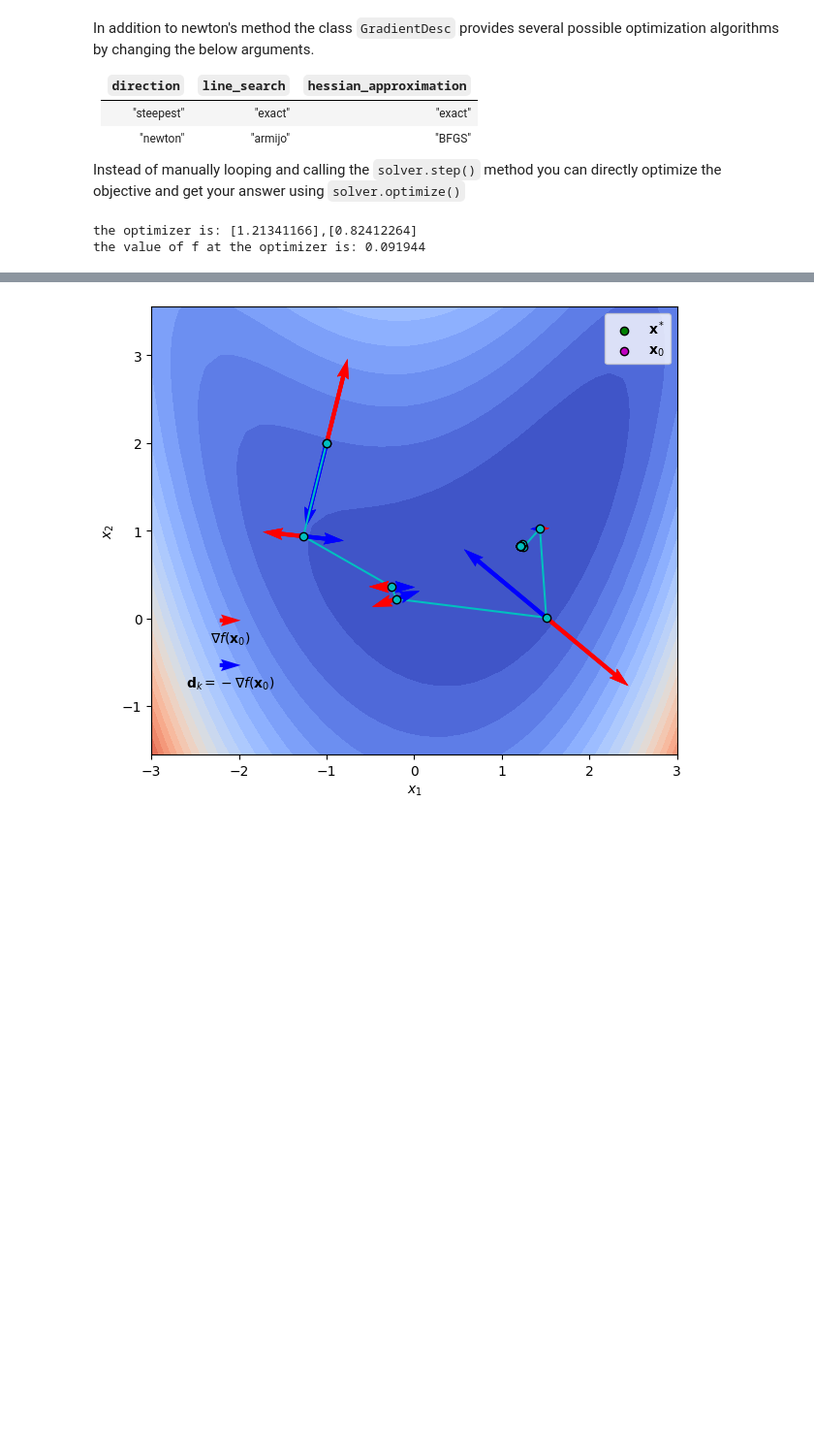
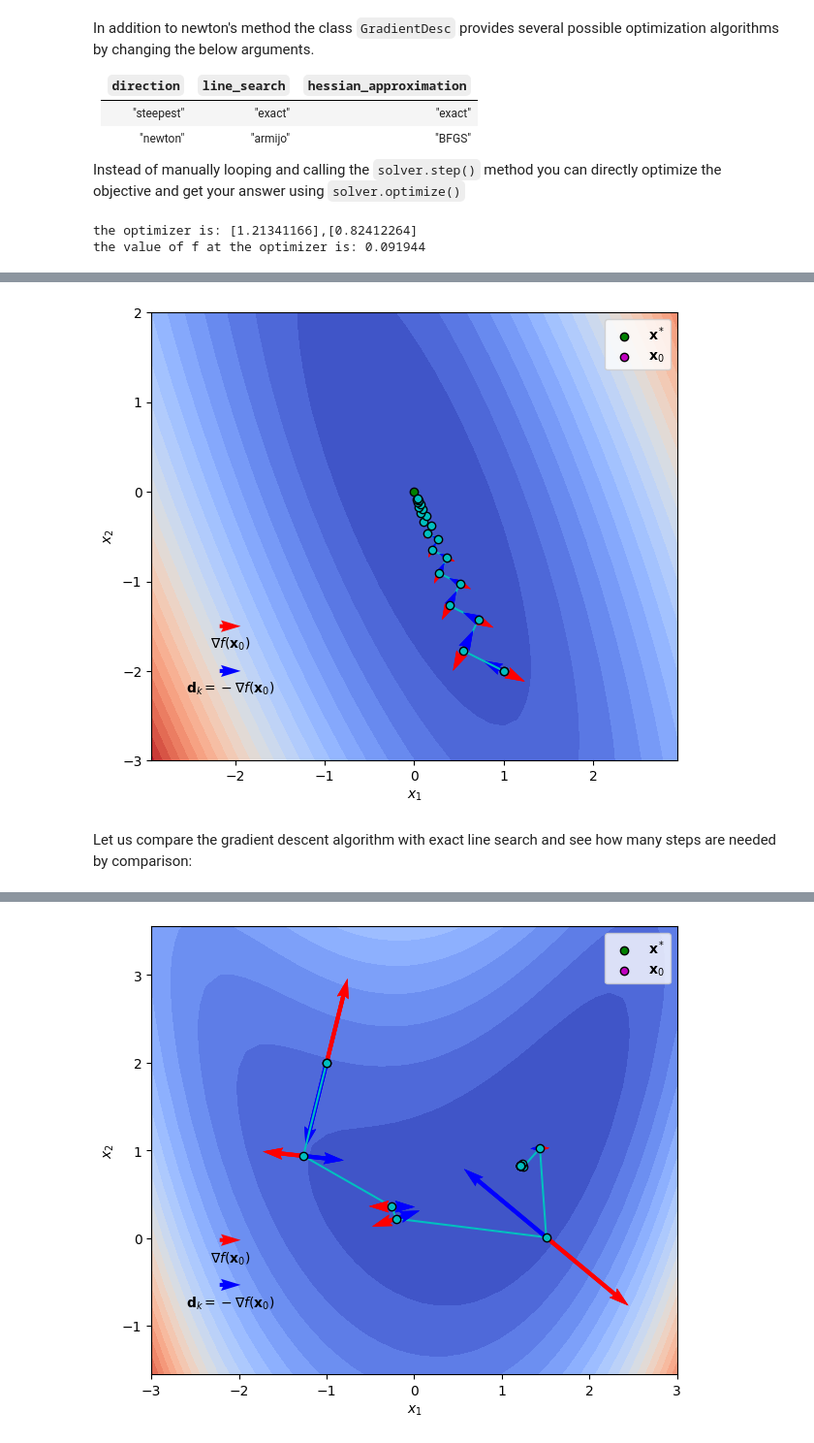
Before and after one commit to khbalhandawi/MECH559_notebooks, a Jupyter notebook: 5_unconstrained_algorithms/gradient_descent.ipynb, the cells around one changed output, grey strips where cells are left out. Shown at 97% size. Drawn from its saved outputs; the diff is of its cells as text; code cells hidden in the pictures; blank space fills up the shorter version.

```diff
--- a/5_unconstrained_algorithms/gradient_descent.ipynb
+++ b/5_unconstrained_algorithms/gradient_descent.ipynb
@@ -164,0 +243,47 @@ We will now try solving the same problem using the conjugate gradient algorithm
+# %%
+x0 = np.array([1.0,-2.0])
+x_opt = [0.0, 0.0]
+
+solver = GradientDesc(f,grad_f,H_f,x0[:,None],direction="steepest",line_search="exact",verbose=False)
+
+origin = np.array([solver.xk.squeeze()]*3).T # origin point
+vectors = np.array([solver.grad_fk.squeeze(), -solver.grad_fk.squeeze(), -(np.linalg.pinv(solver.Hk) @ solver.grad_fk).squeeze()])
+# initialize figure
+fig, ax = plt.subplots(figsize=(7,6))
+# plot
+ax.contourf(X1, X2, Z.reshape(X1.shape),cmap=cm.coolwarm,levels=25,zorder=-1)
+Q = ax.quiver(*origin, vectors[0:1,0], vectors[0:1,1], color=['r',], scale=50, zorder=1)
+ax.quiverkey(Q, 0.15, 0.3, 2, r"$\nabla f(\mathbf{x}_0)$", labelpos='S', coordinates='axes')
+Q = ax.quiver(*origin, vectors[1:2,0], vectors[1:2,1], color=['b'], scale=50, zorder=1)
+ax.quiverkey(Q, 0.15, 0.2, 2, r"$\mathbf{d}_k = -\nabla f(\mathbf{x}_0)$", labelpos='S', coordinates='axes')
+ax.scatter([x_opt[0],], [x_opt[1],], marker="o", color="g", edgecolors="k", linestyle="None",label="$\mathbf{x}^*$",zorder=3)
+ax.scatter([x0[0],], [x0[1],], marker="o", color="m", edgecolors="k", linestyle="None",label="$\mathbf{x}_0$",zorder=3)
+ax.set_xlabel("$x_1$")
+ax.set_ylabel("$x_2$")
+ax.axis('equal')
+ax.set_xlim((-2,2))
+ax.set_ylim((-3,2))
+ax.legend()
+
+norms = []
+iterations = 20
+x = [solver.xk[0]]; y = [solver.xk[1]]
+for k in range(iterations):
+    norm = solver.step()
+    norms += [norm]
+    x += [solver.xk[0]]; y += [solver.xk[1]]
+
+    if k < 20:
+        origin = np.array([solver.xk.squeeze()]*3).T # origin point
+        vectors = np.array([solver.grad_fk.squeeze(), -solver.grad_fk.squeeze(), -(np.linalg.pinv(solver.Hk) @ solver.grad_fk).squeeze()])
+        Q = ax.quiver(*origin, vectors[0:1,0], vectors[0:1,1], color=['r',], scale=50, zorder=2)
+        Q = ax.quiver(*origin, vectors[1:2,0], vectors[1:2,1], color=['b'], scale=50, zorder=2)
+        fig.canvas.draw()
+
+ax.scatter(x,y, linestyle="None", marker="o", color="c", edgecolors="k",zorder=3)
+ax.plot(x,y, linestyle="-", marker="None", color="c", zorder=1);
+fig.savefig("gradient_descent_Quad.pdf",bbox_inches="tight")
+# %% [output]
+[figure, added]
+# %% [markdown]
+Let us compare the gradient descent algorithm with exact line search and see how many steps are needed by comparison:
```
Also changed, not shown: parts of 17 cells of this notebook, 15 other files.
